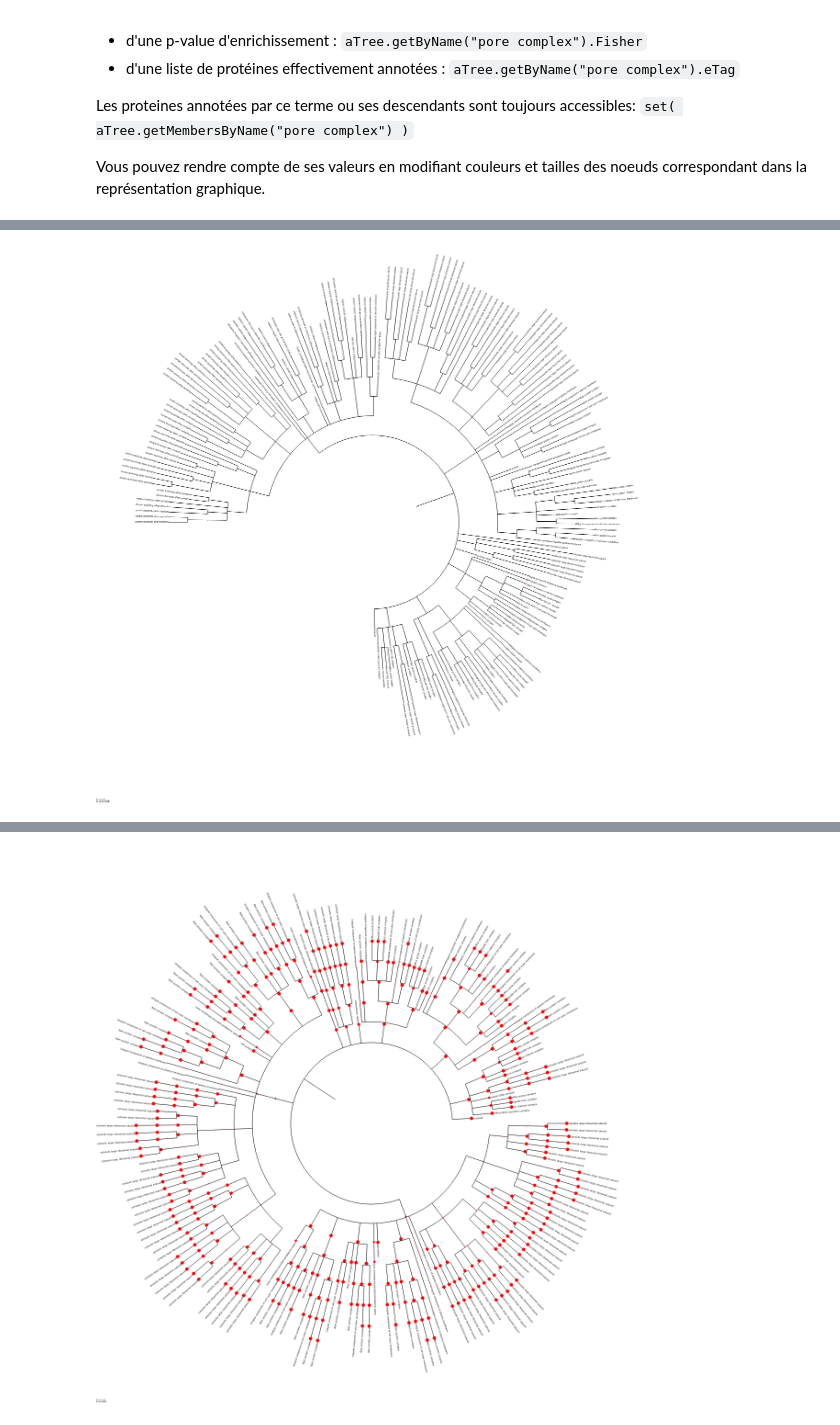
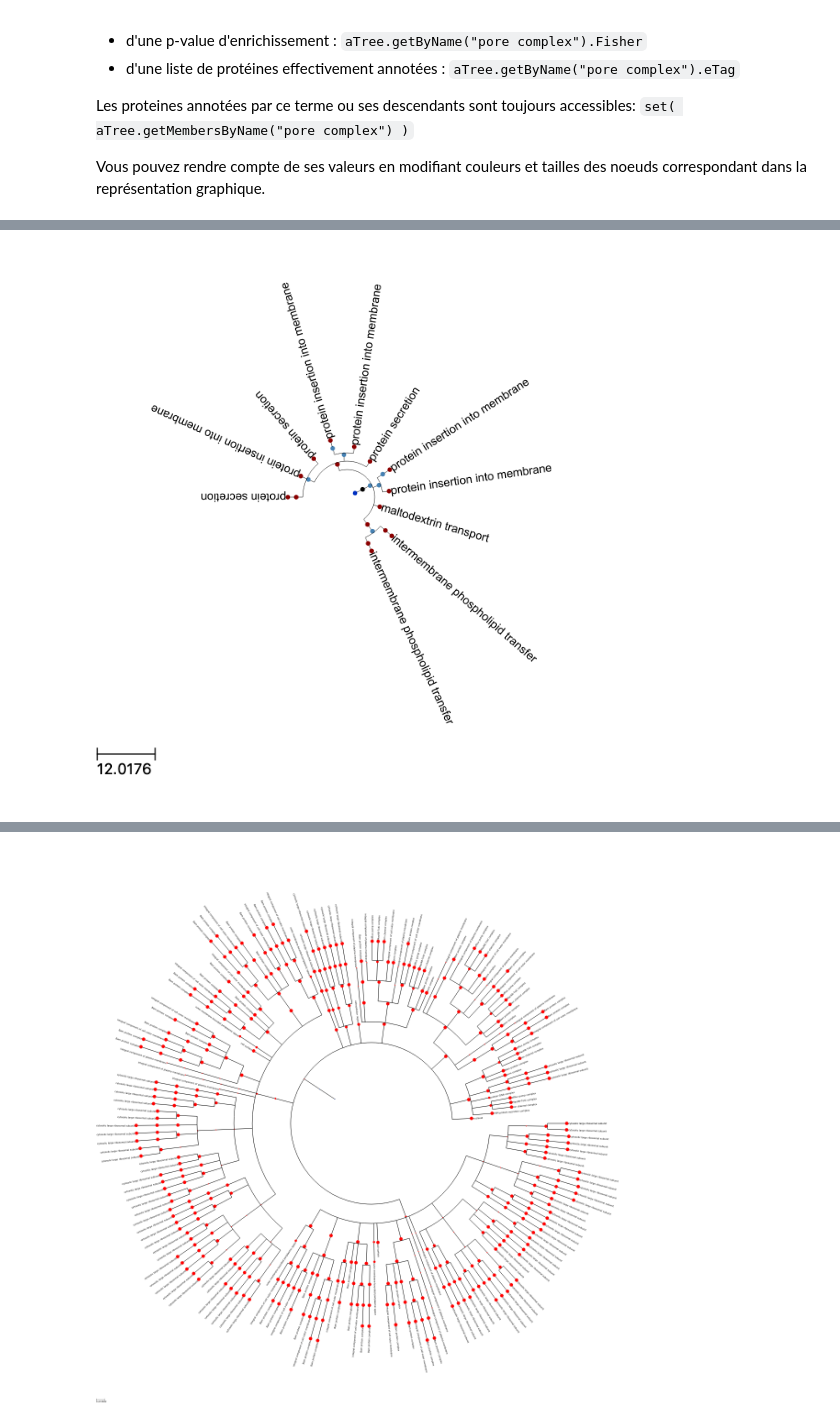
Before and after one commit to glaunay/VDB_jupyter, a Jupyter notebook: solutions/TP5_solutions.ipynb, the cells around one changed output, grey strips where cells are left out. Cells and saved outputs as stored; diff of their text form; code cells hidden in the pictures.

```diff
--- a/solutions/TP5_solutions.ipynb
+++ b/solutions/TP5_solutions.ipynb
@@ -15,10 +14,11 @@ Ces arbres seront des arbres de termes GO après:
 # %%
 import sys
 
-rootDir = "//ifb/data/mydatalocal"
+rootDir = "/Users/guillaumelaunay/work/communications/lectures/UCBL/M2_bioinfo/VDB/TP"
+dataDir= "/Users/guillaumelaunay/work/communications/lectures/UCBL/M2_bioinfo/VDB/TP/data/"
+
 projectDir = rootDir + "/VDB_jupyter"
 libDir = projectDir + "/lib"
-dataDir= "/ifb/data/public/teachdata/m2binf_ucbl/data"
 
 sys.path.append(libDir)
 # %%
@@ -92,0 +103,5 @@ Applying true path collapsing
+# %%
+import go
+fPickle = projectDir + "/solutions/testGoTree.pkl"
+fOwl= dataDir + "/go.owl"
+goTreeObjExp = go.deserializeGoTree(fPickle, fOwl)
@@ -200,6 +178,6 @@ saList = dfClean[ dfClean['Log2 Corrected Abundance Ratio'] > 0.0 ]['Accession']
 def fn(node):
     return set(node.getMembers()) & set(saList)
 
-dTree = xpGoTree_CC.drop(fn)
-print(f"{xpGoTree_CC.dimensions} -> {dTree.dimensions}")
+dTree = goTreeObjExp.drop(fn)
+print(f"{goTreeObjExp.dimensions} -> {dTree.dimensions}")
 # %% [output]
@@ -248,4 +277,4 @@ def drawRadial(viewTree):
 # %%
-drawRadial(dTree)
+drawRadial(dTree.newRoot('macromolecule localization'))
 # %% [output]
-[figure, old version]
+[figure, new version]
```
Also changed, not shown: parts of 22 cells of this notebook, 4 other files.
